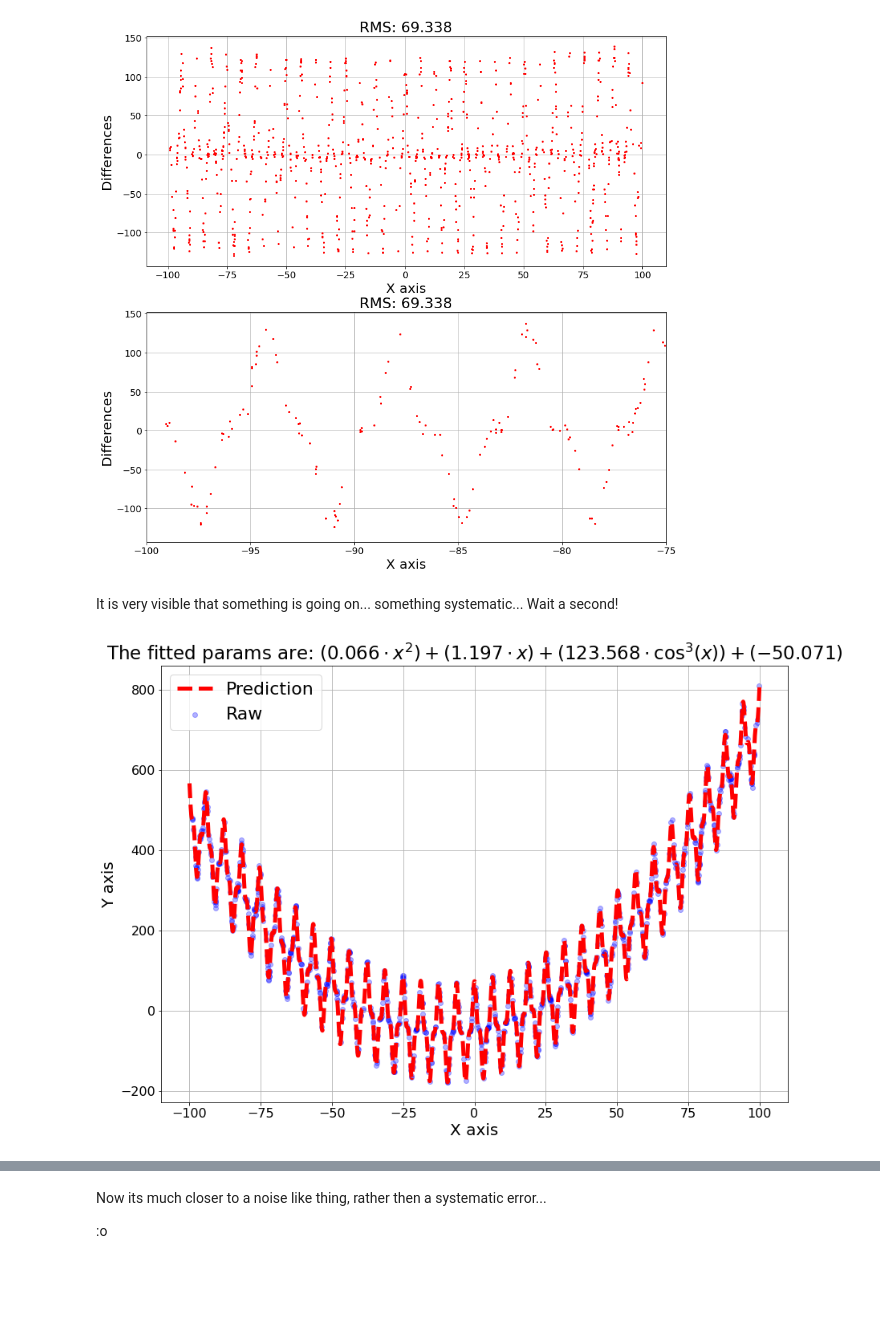
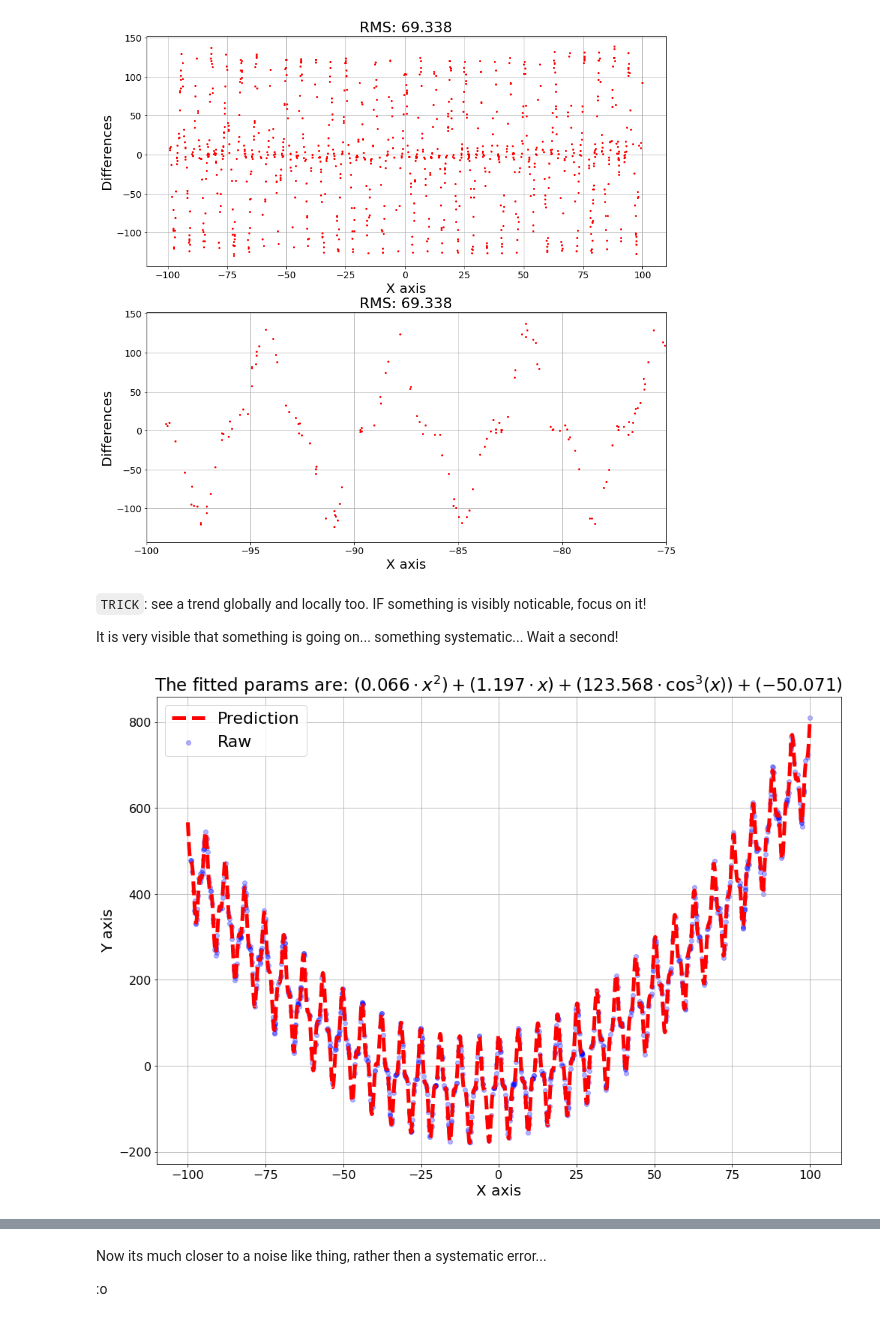
Before and after one commit to AdamGTaylor/DataMining_2021, a Jupyter notebook: hw4/HW_04.ipynb, the cells around one changed output, grey strips where cells are left out. Saved outputs shown, nothing was run; the diff lists cells and outputs as text; code cells hidden in the pictures; blank space fills up the shorter version.

```diff
--- a/hw4/HW_04.ipynb
+++ b/hw4/HW_04.ipynb
@@ -108,6 +108,8 @@ plt.show()
 # %% [output]
 [figure]
 # %% [markdown]
+`TRICK`: see a trend globally and locally too. IF something is visibly noticable, focus on it!
+
 It is very visible that something is going on... something systematic... Wait a second!
 # %%
 def poly2(X):
@@ -119,30 +121,32 @@ def poly2(X):
 # %%
 #https://scikit-learn.org/stable/modules/generated/sklearn.preprocessing.FunctionTransformer.html
 polyreg2 = Pipeline([("custom polynom", FunctionTransformer(poly2)),
                          ("linear_regression", LinearRegression())])
 
 polyreg2.fit(x[:,np.newaxis],y)
 c,b,a = polyreg2[1].coef_
 d = polyreg2[1].intercept_
 
 x_test = np.linspace(-100,100,2000)
 
 #now let's utilize these for a plot
 
 fig,ax = plt.subplots(1,1,figsize=(14,10))
 
 ax.set_title("The fitted params are: $({0:.3f}\cdot x^2) + ({1:.3f}\cdot x) + ({2:.3f}\cdot \cos^3(x)) + ({3:.3f})$".format(a,b,c,d),fontsize=23)
 ax.scatter(x,y,color="blue", marker="o",alpha=0.3, label="Raw")
 ax.plot(x_test, polyreg2.predict(x_test[:,np.newaxis]),color="red",linestyle="--",linewidth=5, label="Prediction")
 ax.set_xlabel("X axis", fontsize=20)
 ax.set_ylabel("Y axis", fontsize=20)
 ax.legend(loc="best",fontsize=22)
 ax.tick_params(axis="both",labelsize=16)
 ax.grid()
 
+fig.tight_layout()
+
 plt.show()
 # %% [output]
-[figure, old version]
+[figure, new version]
 # %%
 differences = y - polyreg2.predict(x[:, np.newaxis])  #get differences
 remainer = np.sqrt(np.mean(differences**2))          #some good measurement for catching the better fit
```
Also changed, not shown: parts of 7 cells of this notebook.
